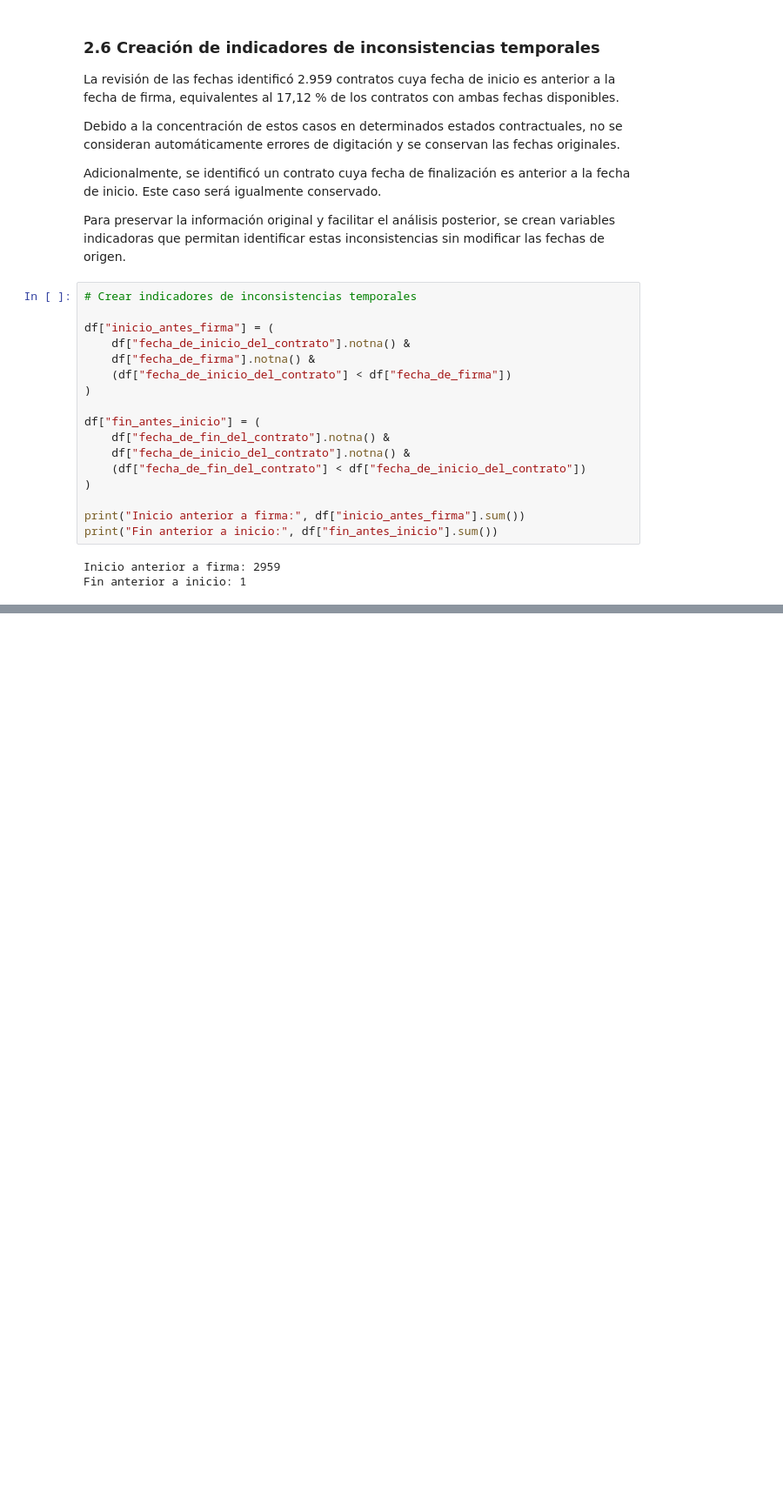
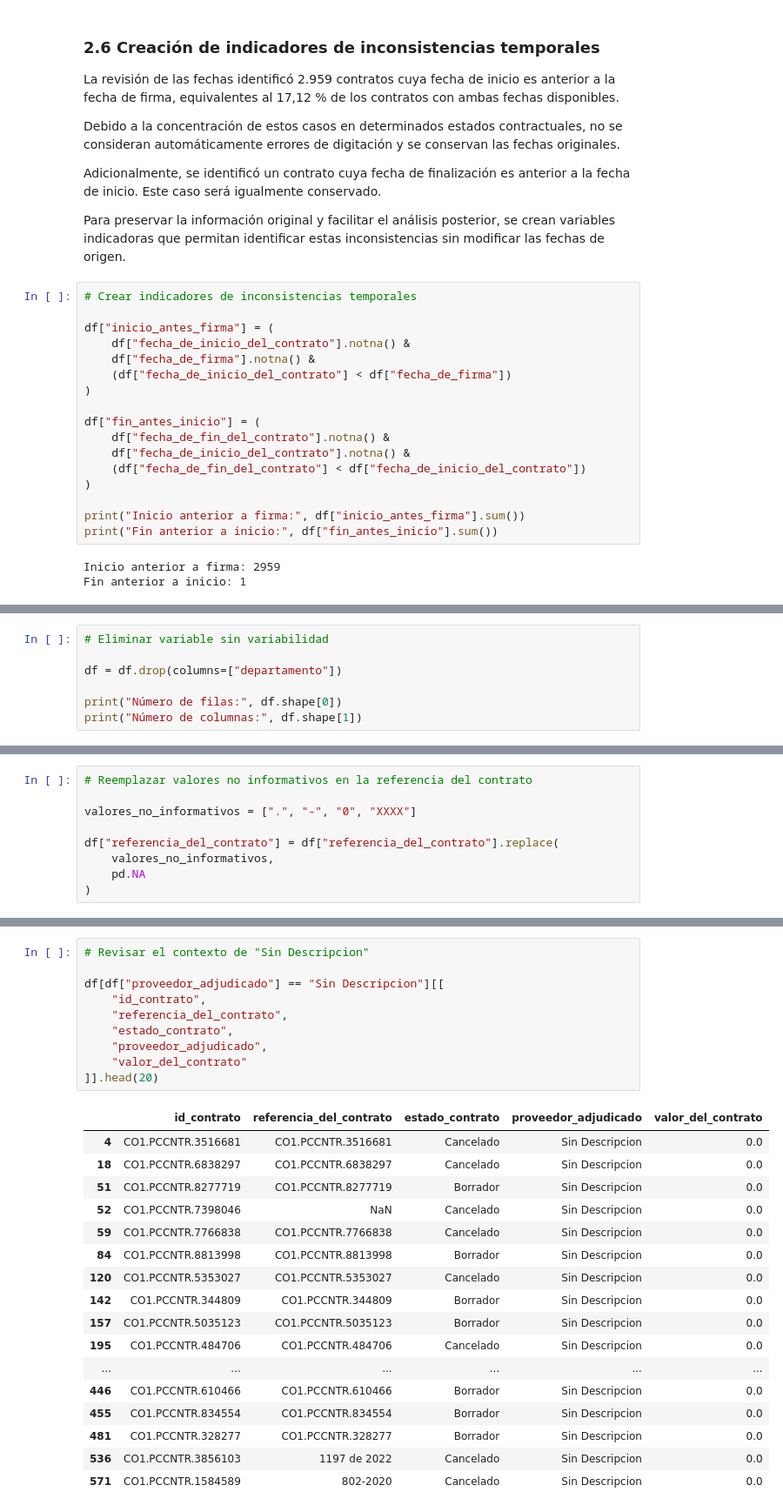
Before and after one commit to caldeeh/proyecto1-analitica-contratacion, a Jupyter notebook: Tarea 2/Pregunta 3/02_limpieza_p3.ipynb, the cells around one changed output, grey strips where cells are left out. Shown at 87% size. Saved outputs shown, nothing was run; the diff lists cells and outputs as text; blank space fills up the shorter version.

```diff
--- a/Tarea 2/Pregunta 3/02_limpieza_p3.ipynb
+++ b/Tarea 2/Pregunta 3/02_limpieza_p3.ipynb
@@ -290,0 +509,7 @@ Fin anterior a inicio: 1
+# %%
+# Eliminar variable sin variabilidad
+
+df = df.drop(columns=["departamento"])
+
+print("Número de filas:", df.shape[0])
+print("Número de columnas:", df.shape[1])
@@ -290,0 +598,9 @@ Fin anterior a inicio: 1
+# %%
+# Reemplazar valores no informativos en la referencia del contrato
+
+valores_no_informativos = [".", "-", "0", "XXXX"]
+
+df["referencia_del_contrato"] = df["referencia_del_contrato"].replace(
+    valores_no_informativos,
+    pd.NA
+)
@@ -290,0 +672,28 @@ Fin anterior a inicio: 1
+# %%
+# Revisar el contexto de "Sin Descripcion"
+
+df[df["proveedor_adjudicado"] == "Sin Descripcion"][[
+    "id_contrato",
+    "referencia_del_contrato",
+    "estado_contrato",
+    "proveedor_adjudicado",
+    "valor_del_contrato"
+]].head(20)
+# %% [output]
+|  | id_contrato | referencia_del_contrato | estado_contrato | proveedor_adjudicado | valor_del_contrato |
+| 4 | CO1.PCCNTR.3516681 | CO1.PCCNTR.3516681 | Cancelado | Sin Descripcion | 0.0 |
+| 18 | CO1.PCCNTR.6838297 | CO1.PCCNTR.6838297 | Cancelado | Sin Descripcion | 0.0 |
+| 51 | CO1.PCCNTR.8277719 | CO1.PCCNTR.8277719 | Borrador | Sin Descripcion | 0.0 |
+| 52 | CO1.PCCNTR.7398046 | NaN | Cancelado | Sin Descripcion | 0.0 |
+| 59 | CO1.PCCNTR.7766838 | CO1.PCCNTR.7766838 | Cancelado | Sin Descripcion | 0.0 |
+| 84 | CO1.PCCNTR.8813998 | CO1.PCCNTR.8813998 | Borrador | Sin Descripcion | 0.0 |
+| 120 | CO1.PCCNTR.5353027 | CO1.PCCNTR.5353027 | Cancelado | Sin Descripcion | 0.0 |
+| 142 | CO1.PCCNTR.344809 | CO1.PCCNTR.344809 | Borrador | Sin Descripcion | 0.0 |
+| 157 | CO1.PCCNTR.5035123 | CO1.PCCNTR.5035123 | Borrador | Sin Descripcion | 0.0 |
+| 195 | CO1.PCCNTR.484706 | CO1.PCCNTR.484706 | Cancelado | Sin Descripcion | 0.0 |
+| ... | ... | ... | ... | ... | ... |
+| 446 | CO1.PCCNTR.610466 | CO1.PCCNTR.610466 | Borrador | Sin Descripcion | 0.0 |
+| 455 | CO1.PCCNTR.834554 | CO1.PCCNTR.834554 | Borrador | Sin Descripcion | 0.0 |
+| 481 | CO1.PCCNTR.328277 | CO1.PCCNTR.328277 | Borrador | Sin Descripcion | 0.0 |
+| 536 | CO1.PCCNTR.3856103 | 1197 de 2022 | Cancelado | Sin Descripcion | 0.0 |
+| 571 | CO1.PCCNTR.1584589 | 802-2020 | Cancelado | Sin Descripcion | 0.0 |
```
Also changed, not shown: parts of 36 cells of this notebook.
